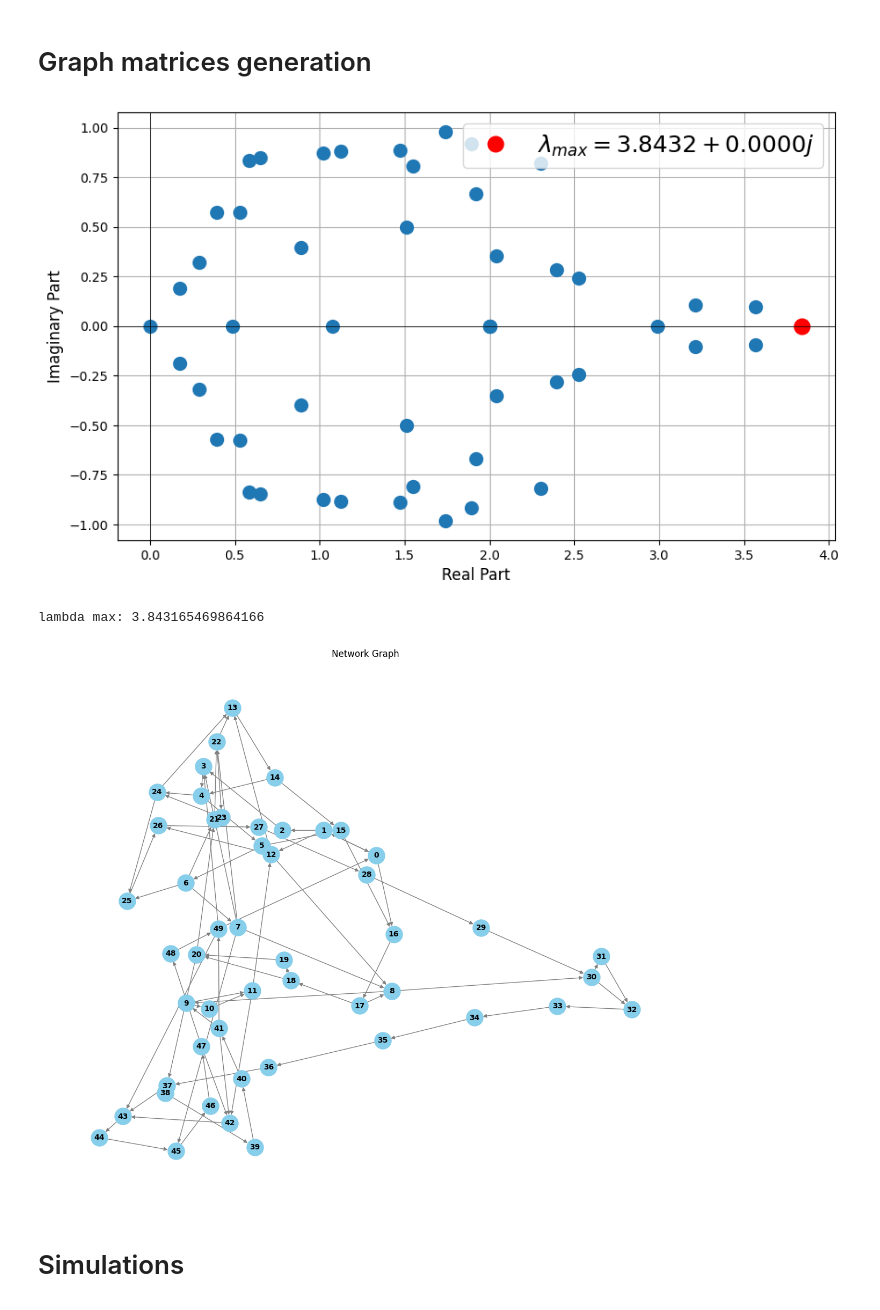
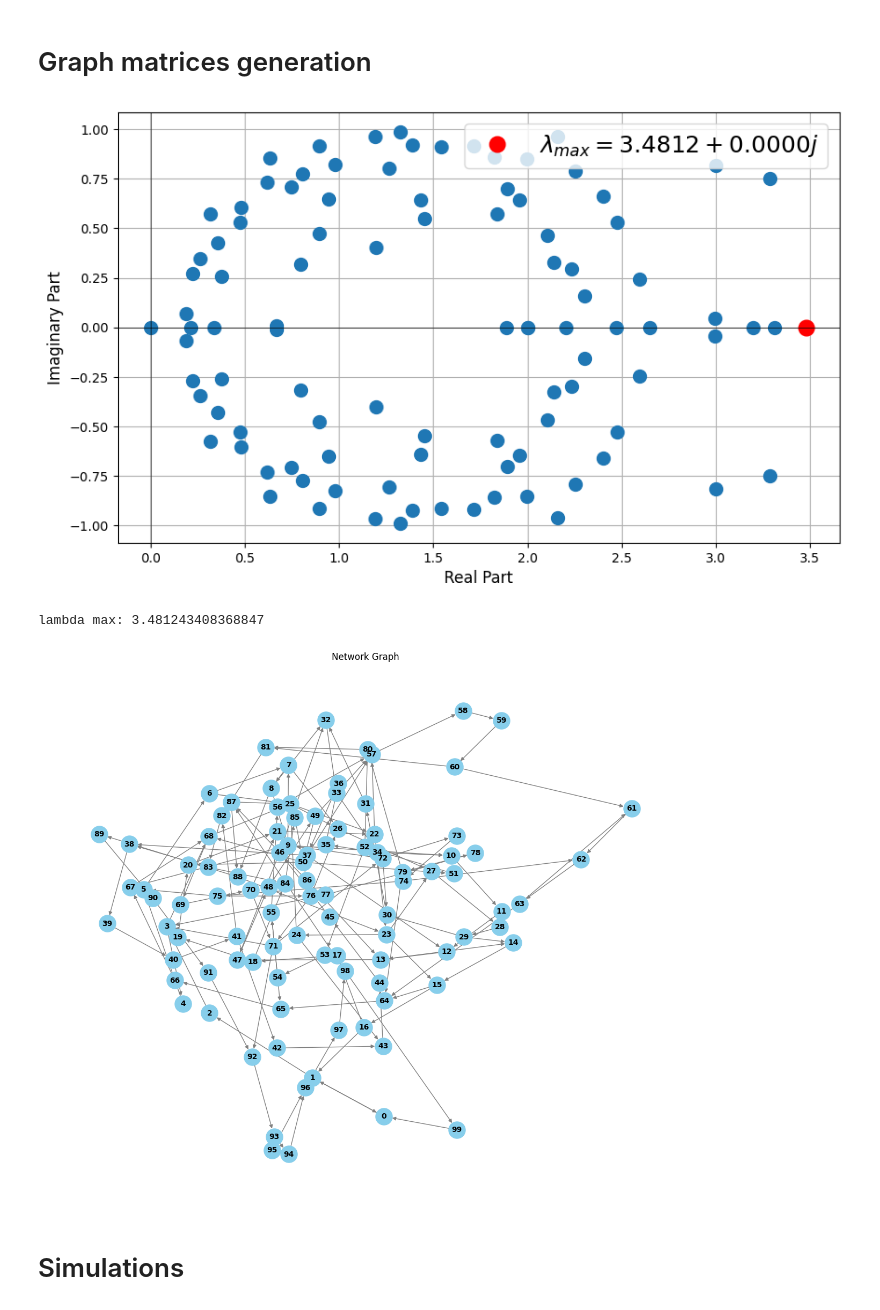
Before and after one commit to StefanoF00/CAMS_distributed_consensus_protocol, a Jupyter notebook: Implementation/main.ipynb, the cells around one changed output. Cells and saved outputs as stored; diff of their text form; code cells hidden in the pictures.

```diff
--- a/Implementation/main.ipynb
+++ b/Implementation/main.ipynb
@@ -132,26 +132,26 @@ def plot_eigenvalues(eigenvalues):
 # %% [markdown]
 # Graph matrices generation
 # %%
-N = 50 # Number of agents
+N = 100 # Number of agents
 np.random.seed(1)
 #np.random.seed(1896877)
-A = create_strongly_connected_directed_graph(N, extra_edges=30) # Adj matrix
+A = create_strongly_connected_directed_graph(N, extra_edges=50) # Adj matrix
 D = np.diag(np.sum(A, axis=1))  # Degree matrix
 L = D - A # Laplatian Matrix
 sigma_L = np.linalg.eigvals(L)
 plot_eigenvalues(sigma_L)
 lambda_max = np.abs(np.max(sigma_L))
 '''
 print('spectrum of L:')
 for i in sigma_L:
     print(i)
 '''
 print(f'lambda max: {lambda_max}')
 plot_network(A, node_size=500)
 # %% [output]
-[figure, old version]
+[figure, new version]
-lambda max: 3.843165469864166
+lambda max: 3.481243408368847
-[figure, old version]
+[figure, new version]
 # %% [markdown]
 # Simulations
 # %% [markdown]
```
Also changed, not shown: parts of 3 cells of this notebook, 7 other files.
